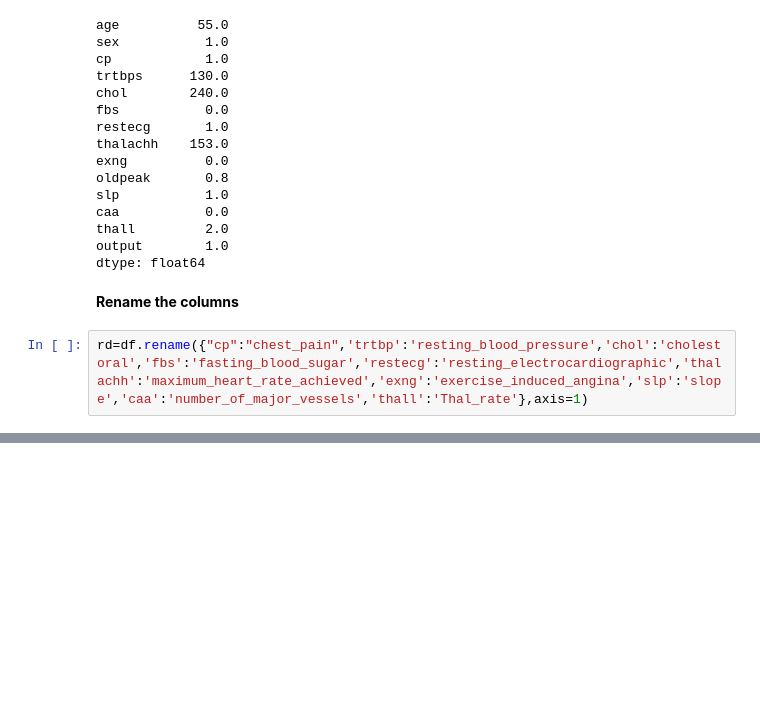
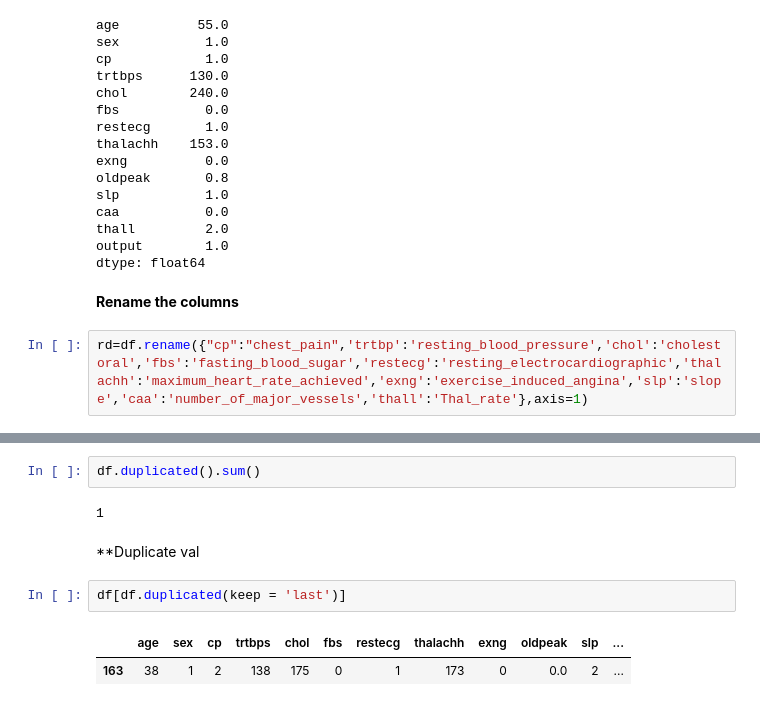
Before and after one commit to sandipthapa543/Pandas_Heartattack, a Jupyter notebook: Pandas_Data.ipynb, the cells around one changed output, grey strips where cells are left out. Saved outputs shown, nothing was run; the diff lists cells and outputs as text; blank space fills up the shorter version.

Commit message:
Duplicate data filter

```diff
--- a/Pandas_Data.ipynb
+++ b/Pandas_Data.ipynb
@@ -115,0 +150,11 @@ Df_copy
+# %%
+df.duplicated().sum()
+# %% [output]
+1
+# %% [markdown]
+**Duplicate val
+# %%
+df[df.duplicated(keep = 'last')]
+# %% [output]
+|  | age | sex | cp | trtbps | chol | fbs | restecg | thalachh | exng | oldpeak | slp | ... |
+| 163 | 38 | 1 | 2 | 138 | 175 | 0 | 1 | 173 | 0 | 0.0 | 2 | ... |
```
Also changed, not shown: parts of 8 cells of this notebook.
